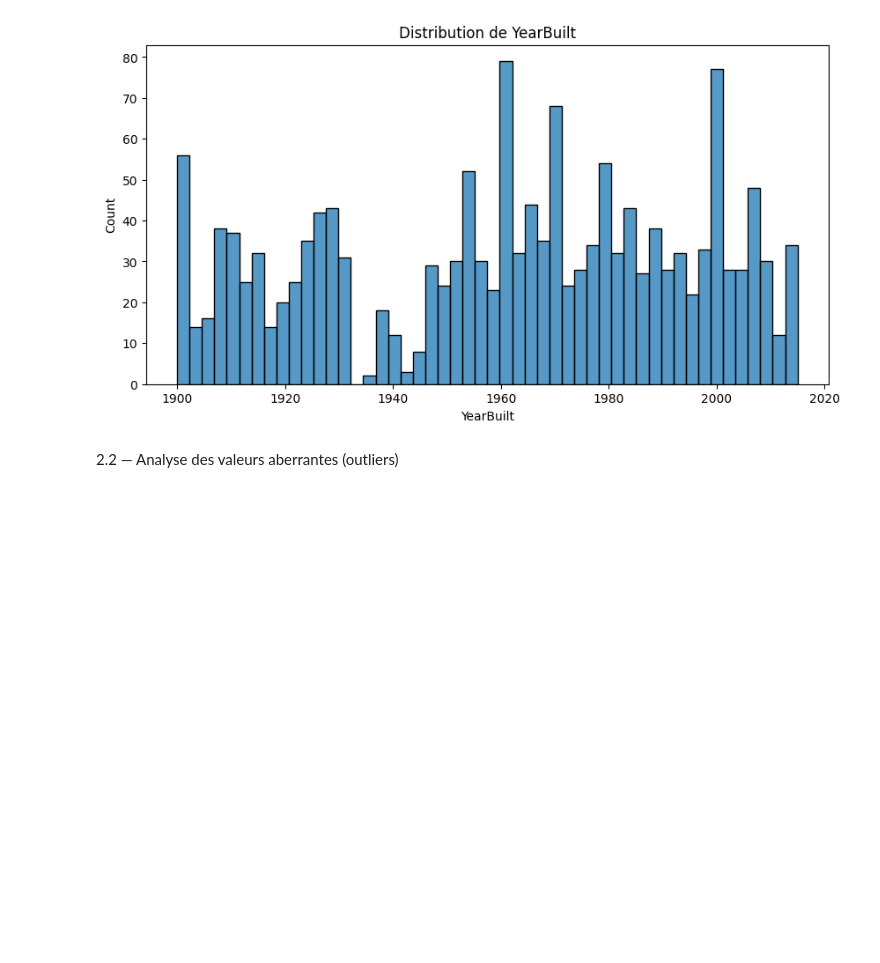
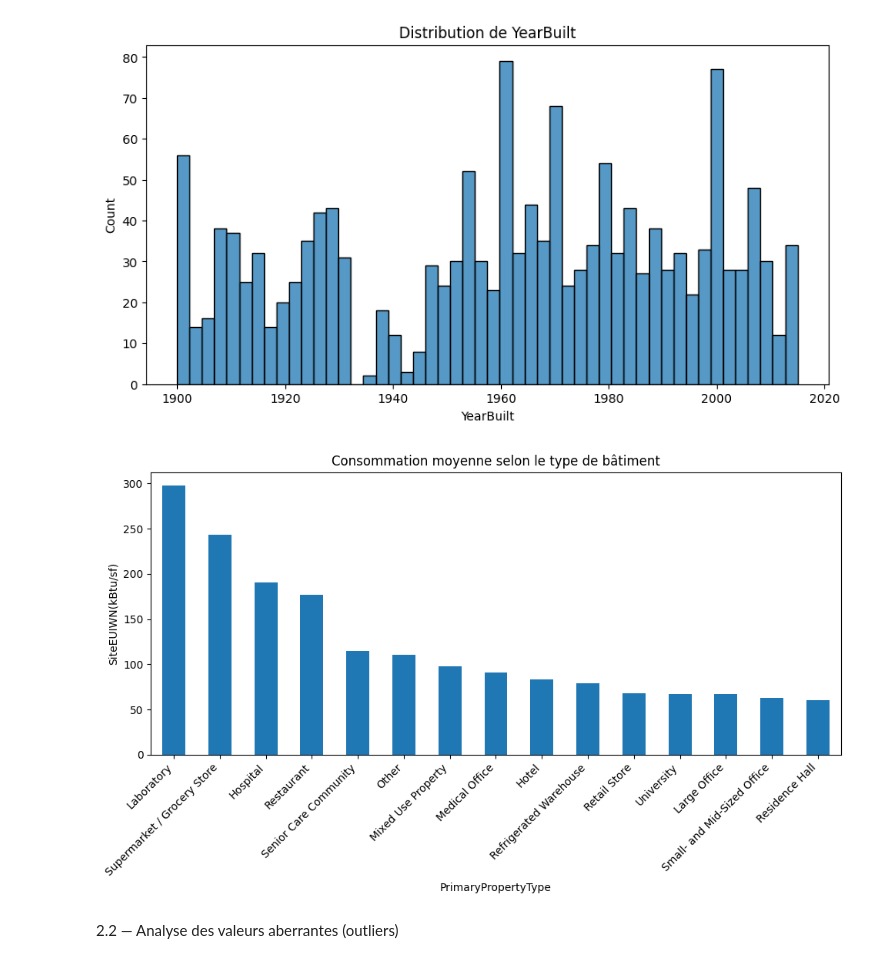
Before and after one commit to Melkia44/P6, a Jupyter notebook: Notebook P6.ipynb, the cells around one changed output. Drawn from its saved outputs; the diff is of its cells as text; code cells hidden in the pictures; blank space fills up the shorter version.

```diff
--- a/Notebook P6.ipynb
+++ b/Notebook P6.ipynb
@@ -224,6 +224,27 @@ plt.title("Distribution de YearBuilt")
 plt.show()
 # %% [output]
 [figure]
+# %%
+import matplotlib.pyplot as plt
+import pandas as pd
+
+target_col = "SiteEUIWN(kBtu/sf)"
+usage_mean = (
+    df_clean
+    .groupby("PrimaryPropertyType")[target_col]
+    .mean()
+    .sort_values(ascending=False)
+)
+
+plt.figure(figsize=(10, 6))
+usage_mean.head(15).plot(kind="bar")
+plt.title("Consommation moyenne selon le type de bâtiment")
+plt.ylabel(target_col)
+plt.xticks(rotation=45, ha="right")
+plt.tight_layout()
+plt.show()
+# %% [output]
+[figure, added]
 # %% [markdown]
 
 2.2 — Analyse des valeurs aberrantes (outliers)
```
Also changed, not shown: parts of 6 cells of this notebook, 4 other files.
